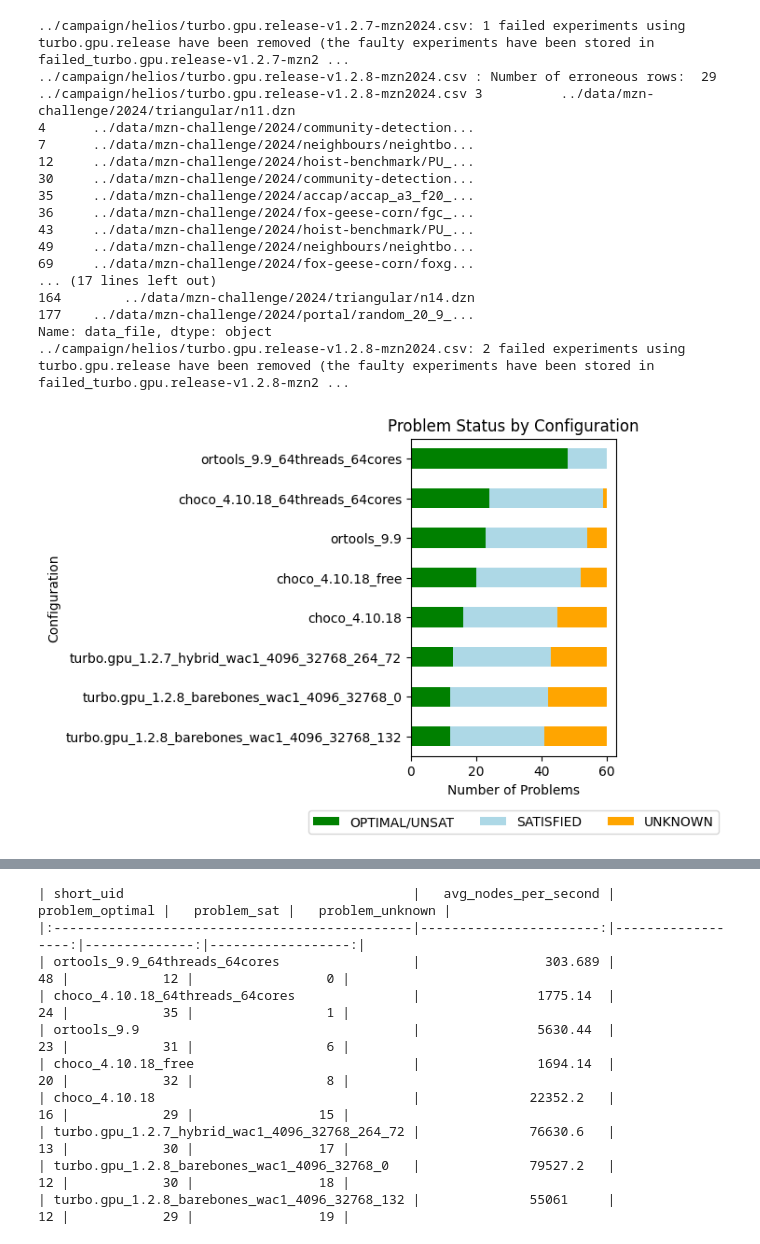
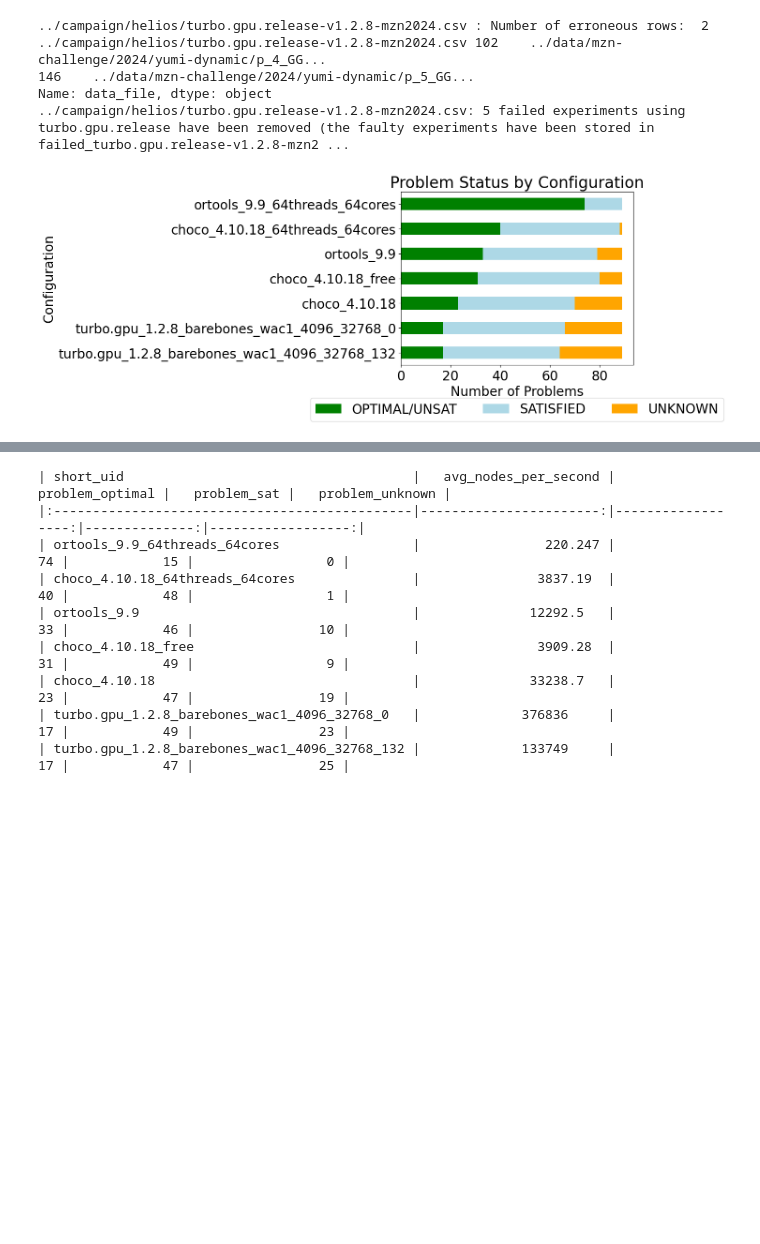
Before and after one commit to lattice-land/bench, a Jupyter notebook: benchmarks/analyzing/analysis.ipynb, the cells around one changed output, grey strips where cells are left out. Cells and saved outputs as stored; diff of their text form; code cells hidden in the pictures; blank space fills up the shorter version.

Commit message:
Remove yumi instances.

```diff
--- a/benchmarks/analyzing/analysis.ipynb
+++ b/benchmarks/analyzing/analysis.ipynb
@@ -30,7 +30,7 @@ df = analysis.read_experiments([
   # "../campaign/helios/turbo.gpu.release-v1.2.4.csv",
   # "../campaign/helios/turbo.gpu.release-v1.2.5.csv",
   # "../campaign/helios/turbo.gpu.release-v1.2.6.csv",
-  "../campaign/helios/turbo.gpu.release-v1.2.7-mzn2024.csv",
+  # "../campaign/helios/turbo.gpu.release-v1.2.7-mzn2024.csv",
   "../campaign/helios/turbo.gpu.release-v1.2.8-mzn2024.csv",
   "../campaign/aion/org.choco.choco-v4.10.18-mzn2024.csv",
   "../campaign/aion/com.google.ortools.sat-v9.9.csv"
@@ -50,10 +50,10 @@ df = analysis.read_experiments([
 df = df[df['uid'] != "turbo.gpu.release_1.2.0_precision5820_300s_gpu_4096_64_globalmem"]
 # df = df[df['uid'] != "turbo.gpu.release_1.2.7_helios_1200s_hybrid_wac1_4096_32768_132_72"]
 
-df = df[df['short_uid'] != "turbo.gpu_1.2.7_hybrid_ac1_32768_132_72_disable_simplify_ipc"]
-df = df[df['short_uid'] != "turbo.gpu_1.2.7_hybrid_ac1_32768_132_72_disable_simplify"]
-df = df[df['short_uid'] != "turbo.gpu_1.2.7_hybrid_ac1_32768_132_72_force_ternarize_ipc"]
-# df = df[df['short_uid'] != "turbo.gpu_1.2.7_hybrid_wac1_4096_32768_132_72"]
+# df = df[df['short_uid'] != "turbo.gpu_1.2.7_hybrid_ac1_32768_132_72_disable_simplify_ipc"]
+# df = df[df['short_uid'] != "turbo.gpu_1.2.7_hybrid_ac1_32768_132_72_disable_simplify"]
+# df = df[df['short_uid'] != "turbo.gpu_1.2.7_hybrid_ac1_32768_132_72_force_ternarize_ipc"]
+# df = df[df['uid'] != "turbo.gpu.release_1.2.8_helios_1200s_barebones_wac1_4096_32768_132"]
 
 mzn_challenge = pd.read_csv("../benchmarking/mzn2024_noset.csv")
 mzn_challenge['model_data_file'] = mzn_challenge['model'] + ' - ' + mzn_challenge['data_file']
@@ -83,62 +83,41 @@ df = analysis.intersect(df)
 
 # print(df[df['preprocessing_time'] >= 1200])
 
 # analysis.analyse_tnf_per_problem(df[df['uid'] == "turbo.gpu.release_1.2.4_precision5820_300s_hybrid_ac1_4096_128"])
 
 analysis.plot_overall_result(df)
 # display(HTML(analysis.metrics_table(df[df['mzn_solver'].str.startswith("turbo")]).to_html()))
 metrics = analysis.metrics_table(df)
 display(HTML(metrics.to_html()))
 # print(metrics[metrics['short_uid'] != "turbo.gpu_1.2.7_hybrid_wac1_4096_32768_264_72"][['short_uid', 'avg_nodes_per_second','median_nodes_per_second','avg_fp_iterations_per_second','median_fp_iterations_per_second', 'avg_propagator_mem_mb', 'median_propagator_mem_mb', 'avg_store_mem_kb', 'median_store_mem_kb', 'problem_with_store_shared', 'problem_with_props_shared']].T.to_latex(index=True))
 
 sorted_metrics = metrics.sort_values(by=['problem_optimal', 'problem_sat', 'avg_nodes_per_second', 'version'], ascending=[False, False, False, True])
 print(sorted_metrics[['short_uid','avg_nodes_per_second','problem_optimal', 'problem_sat', 'problem_unknown']].to_markdown(index=False))
 # print(sorted_metrics[['short_uid','problem_optimal', 'problem_sat', 'problem_unknown']].to_latex(index=False))
 
 # analysis.plot_time_distribution("hybrid264-wac1-4096-sub15", df[df['uid'] == "turbo.gpu.release_1.2.7_helios_1200s_hybrid_wac1_4096_32768_264_72"])
 
 # analysis.comparison_table_md(df, "turbo.gpu.release_1.2.4_precision5820_300s_hybrid_ac1_4096_128_10", "turbo.gpu.release_1.2.5_precision5820_300s_hybrid_ac1_4096_128_10")
 
 # print(analysis.list_problem_where_leq(df, "nodes", "turbo.gpu.release_1.2.0_precision5820_300s_4096_64_256", "turbo.gpu.release_1.2.1_precision5820_300s_4096_64_1024"))
 
-p = analysis.compare_solvers_pie_chart(df, "turbo.gpu.release_1.2.8_helios_1200s_barebones_wac1_4096_32768_132", "turbo.gpu.release_1.2.7_helios_1200s_hybrid_wac1_4096_32768_264_72", "TNC1.2.8", "TNC1.2.7")
 
-p = analysis.compare_solvers_pie_chart(df, "turbo.gpu.release_1.2.7_helios_1200s_hybrid_wac1_4096_32768_264_72", "org.choco.choco_4.10.18_aion_1200s", "TNC", "Choco")
-p = analysis.compare_solvers_pie_chart(df, "turbo.gpu.release_1.2.8_helios_1200s_barebones_wac1_4096_32768_132", "org.choco.choco_4.10.18_aion_1200s", "TNC", "Choco")
+p = analysis.compare_solvers_pie_chart(df, "turbo.gpu.release_1.2.8_helios_1200s_barebones_wac1_4096_32768_0", "org.choco.choco_4.10.18_aion_1200s", "TNC", "Choco")
 
 # print(p[p['Comparison'] == 'Error'])
-p = analysis.compare_solvers_pie_chart(df, "turbo.gpu.release_1.2.7_helios_1200s_hybrid_wac1_4096_32768_264_72", "org.choco.choco_4.10.18_aion_1200s_free", "TNC", "Choco (free)")
-p = analysis.compare_solvers_pie_chart(df, "turbo.gpu.release_1.2.7_helios_1200s_hybrid_wac1_4096_32768_264_72", "org.choco.choco_4.10.18_aion_1200s_64threads_64cores", "TNC", "Choco (64 threads)")
+p = analysis.compare_solvers_pie_chart(df, "turbo.gpu.release_1.2.8_helios_1200s_barebones_wac1_4096_32768_0", "org.choco.choco_4.10.18_aion_1200s_free", "TNC1.2.8", "Choco (free)")
+p = analysis.compare_solvers_pie_chart(df, "turbo.gpu.release_1.2.8_helios_1200s_barebones_wac1_4096_32768_0", "org.choco.choco_4.10.18_aion_1200s_64threads_64cores", "TNC1.2.8", "Choco (64 threads)")
 # p = analysis.compare_solvers_pie_chart(df, "turbo.gpu.release_1.2.7_helios_1200s_hybrid_wac1_4096_32768_264_72", "org.choco.choco_4.10.18_aion_1200s_64threads_64cores")
-p = analysis.compare_solvers_pie_chart(df, "turbo.gpu.release_1.2.7_helios_1200s_hybrid_wac1_4096_32768_264_72", "com.google.ortools.sat_9.9_aion_1200s", "TNC", "OR-Tools")
-p = analysis.compare_solvers_pie_chart(df, "turbo.gpu.release_1.2.7_helios_1200s_hybrid_wac1_4096_32768_264_72", "com.google.ortools.sat_9.9_aion_1200s_64threads_64cores", "TNC", "OR-Tools (64 threads)")
-# print(p[p['Comparison'] == 'turbo.gpu.release_1.2.7_helios_1200s_hybrid_wac1_4096_32768_264_72 better'])
-
-p = analysis.compare_solvers_pie_chart(df, "turbo.gpu.release_1.2.8_helios_1200s_barebones_wac1_4096_32768_132", "org.choco.choco_4.10.18_aion_1200s_free", "TNC1.2.8", "Choco (free)")
-p = analysis.compare_solvers_pie_chart(df, "turbo.gpu.release_1.2.8_helios_1200s_barebones_wac1_4096_32768_132", "org.choco.choco_4.10.18_aion_1200s_64threads_64cores", "TNC1.2.8", "Choco (64 threads)")
-# p = analysis.compare_solvers_pie_chart(df, "turbo.gpu.release_1.2.7_helios_1200s_hybrid_wac1_4096_32768_264_72", "org.choco.choco_4.10.18_aion_1200s_64threads_64cores")
-p = analysis.compare_solvers_pie_chart(df, "turbo.gpu.release_1.2.8_helios_1200s_barebones_wac1_4096_32768_132", "com.google.ortools.sat_9.9_aion_1200s", "TNC1.2.8", "OR-Tools")
-p = analysis.compare_solvers_pie_chart(df, "turbo.gpu.release_1.2.8_helios_1200s_barebones_wac1_4096_32768_132", "com.google.ortools.sat_9.9_aion_1200s_64threads_64cores", "TNC1.2.8", "OR-Tools (64 threads)")
+p = analysis.compare_solvers_pie_chart(df, "turbo.gpu.release_1.2.8_helios_1200s_barebones_wac1_4096_32768_0", "com.google.ortools.sat_9.9_aion_1200s", "TNC1.2.8", "OR-Tools")
+p = analysis.compare_solvers_pie_chart(df, "turbo.gpu.release_1.2.8_helios_1200s_barebones_wac1_4096_32768_0", "com.google.ortools.sat_9.9_aion_1200s_64threads_64cores", "TNC1.2.8", "OR-Tools (64 threads)")
 # p = analysis.compare_solvers_pie_chart(df, "turbo.gpu.release_1.2.6_helios_1200s_hybrid_wac1_4096_32768_264_72", "turbo.gpu.release_1.2.6_helios_1200s_hybrid_wac1_4096_131072_264_72")
 # print(p[p['Comparison'] == 'Error'])
 # print(p[p['Comparison'] == 'turbo.gpu.release_1.2.5_precision5820_300s_hybrid_ac1_4096_128_10 better'])
 # %% [output]
-../campaign/helios/turbo.gpu.release-v1.2.7-mzn2024.csv: 1 failed experiments using turbo.gpu.release have been removed (the faulty experiments have been stored in failed_turbo.gpu.release-v1.2.7-mzn2 ...
-../campaign/helios/turbo.gpu.release-v1.2.8-mzn2024.csv : Number of erroneous rows:  29
-../campaign/helios/turbo.gpu.release-v1.2.8-mzn2024.csv 3          ../data/mzn-challenge/2024/triangular/n11.dzn
-4      ../data/mzn-challenge/2024/community-detection...
-7      ../data/mzn-challenge/2024/neighbours/neightbo...
-12     ../data/mzn-challenge/2024/hoist-benchmark/PU_...
-30     ../data/mzn-challenge/2024/community-detection...
-35     ../data/mzn-challenge/2024/accap/accap_a3_f20_...
-36     ../data/mzn-challenge/2024/fox-geese-corn/fgc_...
-43     ../data/mzn-challenge/2024/hoist-benchmark/PU_...
-49     ../data/mzn-challenge/2024/neighbours/neightbo...
-69     ../data/mzn-challenge/2024/fox-geese-corn/foxg...
-... (17 lines left out)
-164        ../data/mzn-challenge/2024/triangular/n14.dzn
-177    ../data/mzn-challenge/2024/portal/random_20_9_...
+../campaign/helios/turbo.gpu.release-v1.2.8-mzn2024.csv : Number of erroneous rows:  2
+../campaign/helios/turbo.gpu.release-v1.2.8-mzn2024.csv 102    ../data/mzn-challenge/2024/yumi-dynamic/p_4_GG...
+146    ../data/mzn-challenge/2024/yumi-dynamic/p_5_GG...
 Name: data_file, dtype: object
-../campaign/helios/turbo.gpu.release-v1.2.8-mzn2024.csv: 2 failed experiments using turbo.gpu.release have been removed (the faulty experiments have been stored in failed_turbo.gpu.release-v1.2.8-mzn2 ...
+../campaign/helios/turbo.gpu.release-v1.2.8-mzn2024.csv: 5 failed experiments using turbo.gpu.release have been removed (the faulty experiments have been stored in failed_turbo.gpu.release-v1.2.8-mzn2 ...
-[figure, old version]
+[figure, new version]
 |  | uid | version | machine | short_uid | avg_nodes_per_second | median_nodes_per_second | ... |
@@ -153,10 +131,9 @@ Name: data_file, dtype: object
 | short_uid                                     |   avg_nodes_per_second |   problem_optimal |   problem_sat |   problem_unknown |
 |:----------------------------------------------|-----------------------:|------------------:|--------------:|------------------:|
-| ortools_9.9_64threads_64cores                 |                303.689 |                48 |            12 |                 0 |
-| choco_4.10.18_64threads_64cores               |               1775.14  |                24 |            35 |                 1 |
-| ortools_9.9                                   |               5630.44  |                23 |            31 |                 6 |
-| choco_4.10.18_free                            |               1694.14  |                20 |            32 |                 8 |
-| choco_4.10.18                                 |              22352.2   |                16 |            29 |                15 |
-| turbo.gpu_1.2.7_hybrid_wac1_4096_32768_264_72 |              76630.6   |                13 |            30 |                17 |
-| turbo.gpu_1.2.8_barebones_wac1_4096_32768_0   |              79527.2   |                12 |            30 |                18 |
-| turbo.gpu_1.2.8_barebones_wac1_4096_32768_132 |              55061     |                12 |            29 |                19 |
+| ortools_9.9_64threads_64cores                 |                220.247 |                74 |            15 |                 0 |
+| choco_4.10.18_64threads_64cores               |               3837.19  |                40 |            48 |                 1 |
+| ortools_9.9                                   |              12292.5   |                33 |            46 |                10 |
+| choco_4.10.18_free                            |               3909.28  |                31 |            49 |                 9 |
+| choco_4.10.18                                 |              33238.7   |                23 |            47 |                19 |
+| turbo.gpu_1.2.8_barebones_wac1_4096_32768_0   |             376836     |                17 |            49 |                23 |
+| turbo.gpu_1.2.8_barebones_wac1_4096_32768_132 |             133749     |                17 |            47 |                25 |
```
Also changed, not shown: parts of 1 cell of this notebook, 8 other files.
